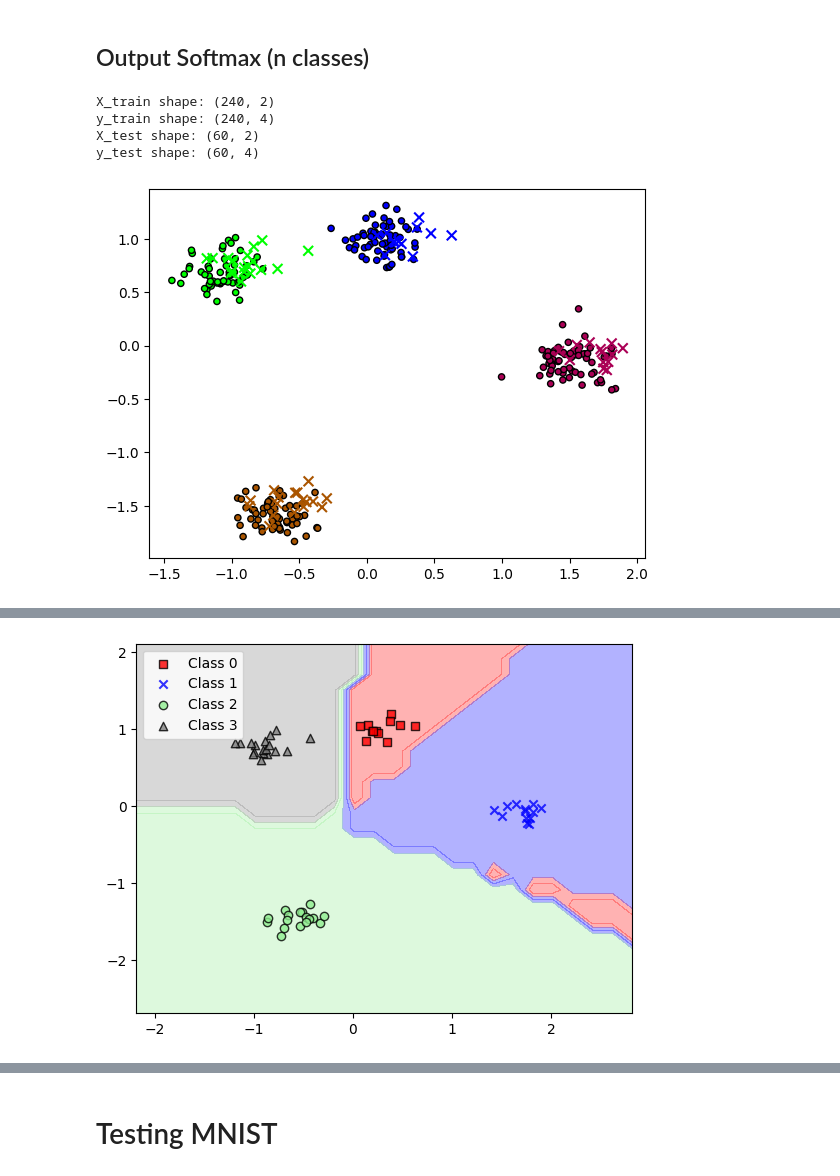
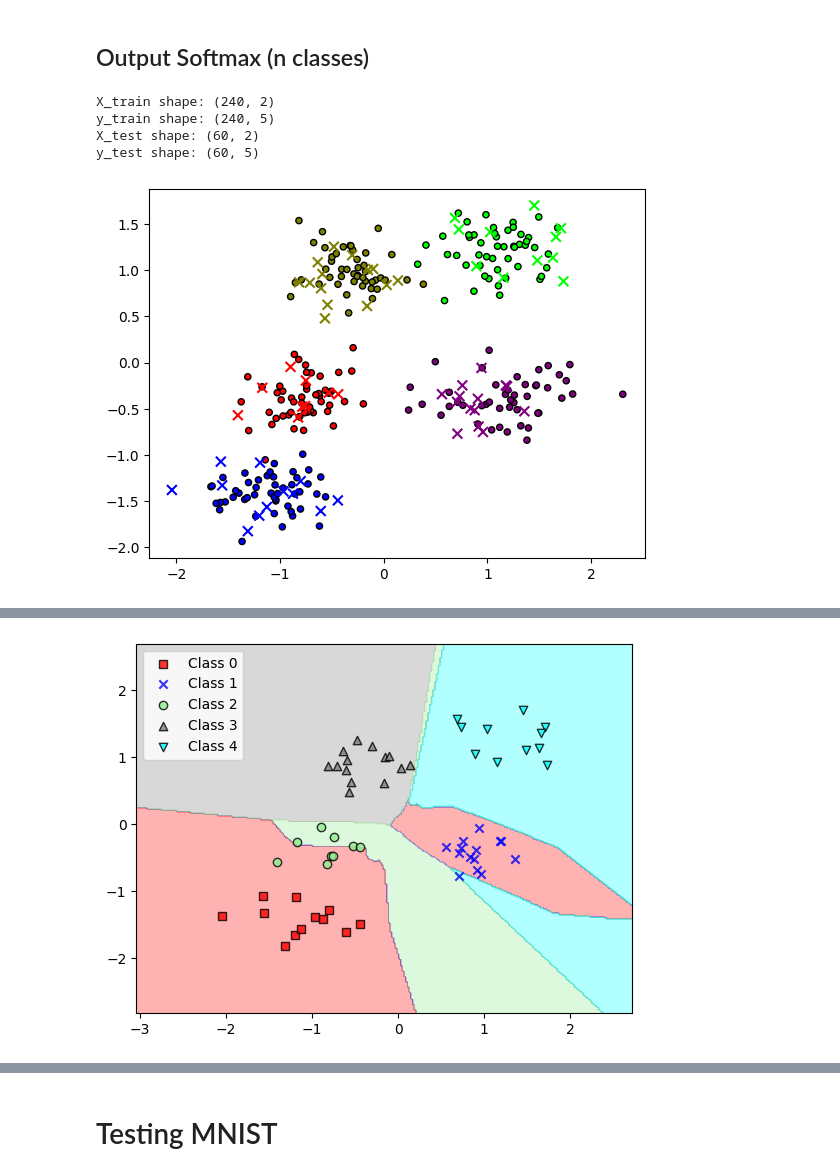
Before and after one commit to RaLLy08/scratch-mlp, a Jupyter notebook: python/mlp.ipynb, the cells around one changed output, grey strips where cells are left out. Saved outputs shown, nothing was run; the diff lists cells and outputs as text; code cells hidden in the pictures.

```diff
--- a/python/mlp.ipynb
+++ b/python/mlp.ipynb
@@ -23,32 +23,25 @@ def plot_decision_boundary(model, X, y):
     plt.show()
 
 
-
 def plot_decision_boundary_one_hot(model, X, y, resolution=0.02):
     # Define the color maps
     markers = ('s', 'x', 'o', '^', 'v', '+', 'p', 'd', 'h', '8', '<', '>')
-    colors = ('red', 'blue', 'lightgreen', 'gray', 'cyan')
+    colors = ('red', 'blue', 'lightgreen', 'gray', 'cyan', 'orange', 'pink', 'purple', 'brown', 'black', 'yellow', 'green')
     cmap = ListedColormap(colors[:len(np.unique(np.argmax(y, axis=1)))])
 
-    # Create a mesh grid
     x_min, x_max = X[:, 0].min() - 1, X[:, 0].max() + 1
     y_min, y_max = X[:, 1].min() - 1, X[:, 1].max() + 1
     xx, yy = np.meshgrid(np.arange(x_min, x_max, resolution),
                          np.arange(y_min, y_max, resolution))
 
-    # Flatten the grid to pass it through the model
     grid = np.c_[xx.ravel(), yy.ravel()]
 
-    # Predict class probabilities for each point in the mesh grid
     Z = model.forward(grid)
 
-    # Convert probabilities to class labels
     Z = np.argmax(Z, axis=1)
 
-    # Reshape the results to match the mesh grid
     Z = Z.reshape(xx.shape)
 
-    # Plot the decision boundary
     plt.contourf(xx, yy, Z, alpha=0.3, cmap=cmap)
     plt.xlim(xx.min(), xx.max())
     plt.ylim(yy.min(), yy.max())
@@ -65,9 +58,3 @@ def plot_decision_boundary_one_hot(model, X, y, resolution=0.02):
 
     plt.legend(loc='upper left')
     plt.show()
-
-# Example usage
-# Assuming you have a trained model and data X, y
-# model = ... # Your trained model
-# X = ...     # Your input features
-# y = ...     # Your one-hot encoded labels
@@ -244,8 +63,10 @@ def df(f, a):
     h = 0.0001
     return ( f(a + h) - f(a) ) / h
 
-def sigmoid(x):
-    return 1 / (1 + np.exp(-x))
 
-def df_sigmoid(x):
-    return sigmoid(x) * (1 - sigmoid(x))
+def standard_scaler(x):
+    """
+     convert the data to have a mean of 0 and a standard deviation of 1
+    """
+
+    return (x - np.mean(x, axis=0)) / np.std(x, axis=0)
@@ -551,13 +394,12 @@ Epoch: 9/10 | loss 0.013032289723976341 | accuracy 1.0 | validation loss 0.01381
 # %% [markdown]
 <h2> Output Softmax (n classes) </h2>
 # %%
-n_features = 2
-n_classes = 4
+n_dimensions = 2
+n_classes = 5
 n_samples= 300
-cluster_std = 0.8
+cluster_std = 1.1
 
-
-X, y = make_blobs(n_samples=n_samples, n_features=n_features, centers=n_classes, cluster_std=cluster_std, random_state=42)
+X, y = make_blobs(n_samples=n_samples, n_features=n_dimensions, centers=n_classes, cluster_std=cluster_std, random_state=40)
 
 X_train, X_test, y_train, y_test = train_test_split(X, y, test_size=0.2, random_state=42)
 
@@ -578,10 +420,10 @@ print(f'X_test shape: {X_test.shape}')
 print(f'y_test shape: {y_test.shape}')
 # %% [output]
 X_train shape: (240, 2)
-y_train shape: (240, 4)
+y_train shape: (240, 5)
 X_test shape: (60, 2)
-y_test shape: (60, 4)
+y_test shape: (60, 5)
-[figure, old version]
+[figure, new version]
 # %%
 # scaler = StandardScaler()
 
@@ -590,10 +432,11 @@ y_test shape: (60, 4)
 # %%
 mlp_n_class = NeuralNetwork(loss=NeuralNetwork.loss_categorical_crossentropy)
 
-mlp_n_class.add(LayerDense(n_features, 16, LayerDense.relu))
+mlp_n_class.add(LayerDense(n_dimensions, 16, LayerDense.relu))
+mlp_n_class.add(LayerDense(16, 16, LayerDense.relu))
 mlp_n_class.add(LayerDense(16, n_classes, LayerDense.softmax))
 # %%
-mlp_n_class.fit(X_train, y_train, 0.01, 10, 10)
+mlp_n_class.fit(X_train, y_train, 0.01, 1, 10)
 
-plot_decision_boundary_one_hot(mlp, X_test, y_test, 0.2)
+plot_decision_boundary_one_hot(mlp_n_class, X_test, y_test, 0.02)
 # %% [output]
@@ -614,4 +448,4 @@ Epoch: 9/10 | loss 0.07532033479088322 | accuracy 0.9861111111111112 | validatio
-[figure, old version]
+[figure, new version]
 # %%
 mlp_n_class.evaluate(X_test, y_test)
 # %% [output]
```
Also changed, not shown: parts of 18 cells of this notebook, 3 other files.
